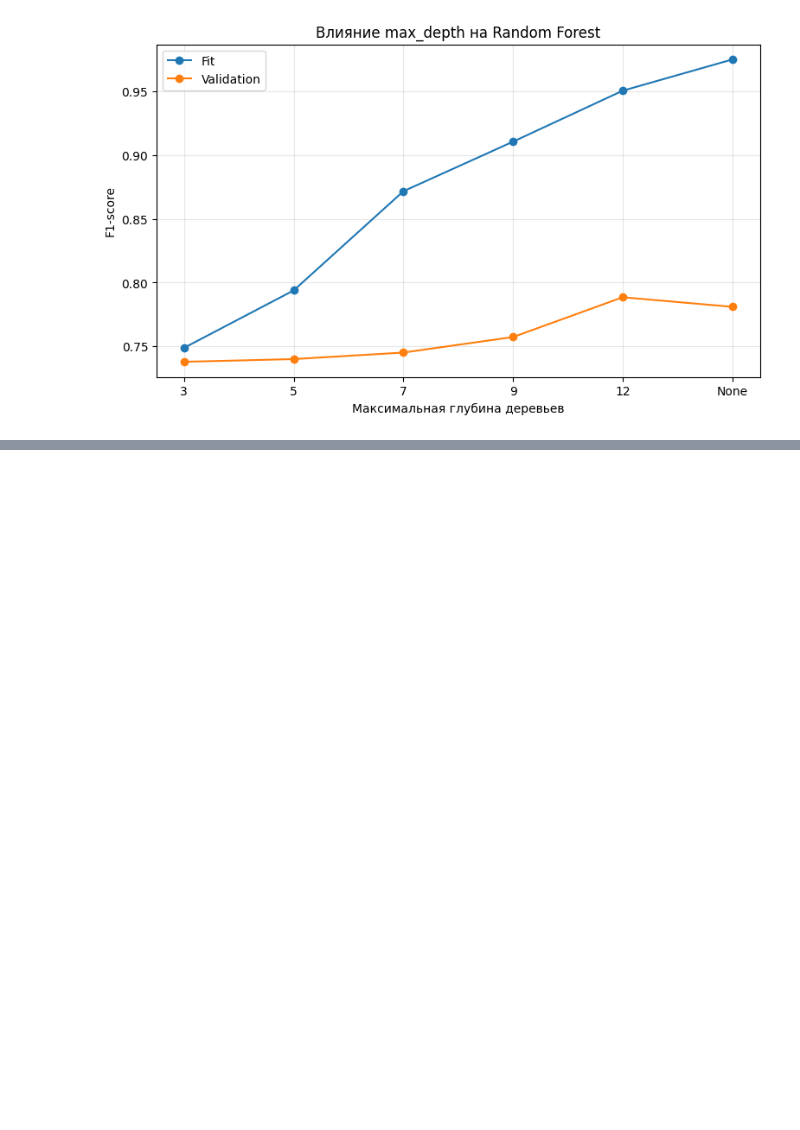
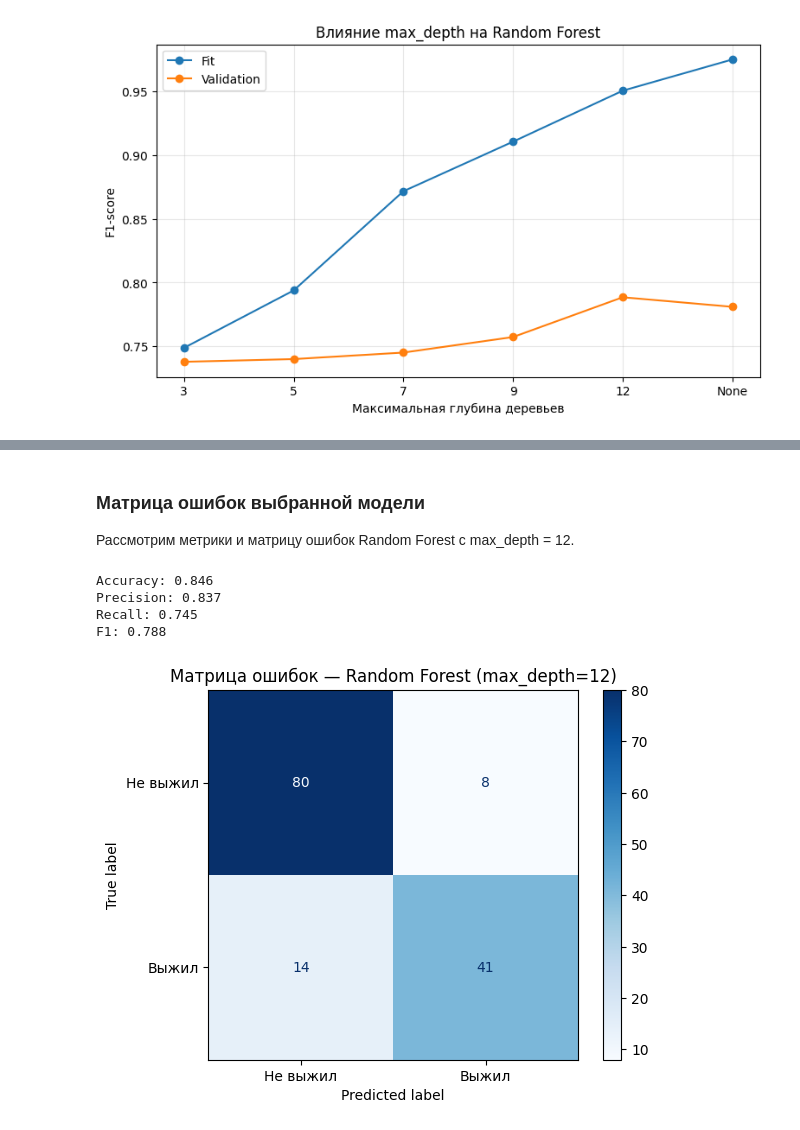
Before and after one commit to stdt106/ml_course_mai, a Jupyter notebook: lab02/lab02.ipynb, the cells around one changed output, grey strips where cells are left out. Cells and saved outputs as stored; diff of their text form; code cells hidden in the pictures; blank space fills up the shorter version.

Commit message:
Завершил анализ Random Forest

```diff
--- a/lab02/lab02.ipynb
+++ b/lab02/lab02.ipynb
@@ -578,0 +586,38 @@ plt.show()
+# %% [markdown]
+
+### Матрица ошибок выбранной модели
+
+Рассмотрим метрики и матрицу ошибок Random Forest с max_depth = 12.
+# %%
+best_forest = RandomForestClassifier(
+    n_estimators=200,
+    max_depth=12,
+    random_state=42,
+    n_jobs=-1
+)
+
+best_forest.fit(X_fit_processed, y_fit)
+
+y_pred_best_forest = best_forest.predict(X_val_processed)
+
+print("Accuracy:", round(accuracy_score(y_val, y_pred_best_forest), 3))
+print("Precision:", round(precision_score(y_val, y_pred_best_forest), 3))
+print("Recall:", round(recall_score(y_val, y_pred_best_forest), 3))
+print("F1:", round(f1_score(y_val, y_pred_best_forest), 3))
+
+ConfusionMatrixDisplay.from_predictions(
+    y_val,
+    y_pred_best_forest,
+    labels=[0, 1],
+    display_labels=["Не выжил", "Выжил"],
+    cmap="Blues"
+)
+
+plt.title("Матрица ошибок — Random Forest (max_depth=12)")
+plt.show()
+# %% [output]
+Accuracy: 0.846
+Precision: 0.837
+Recall: 0.745
+F1: 0.788
+[figure, added]
```
Also changed, not shown: parts of 4 cells of this notebook.
